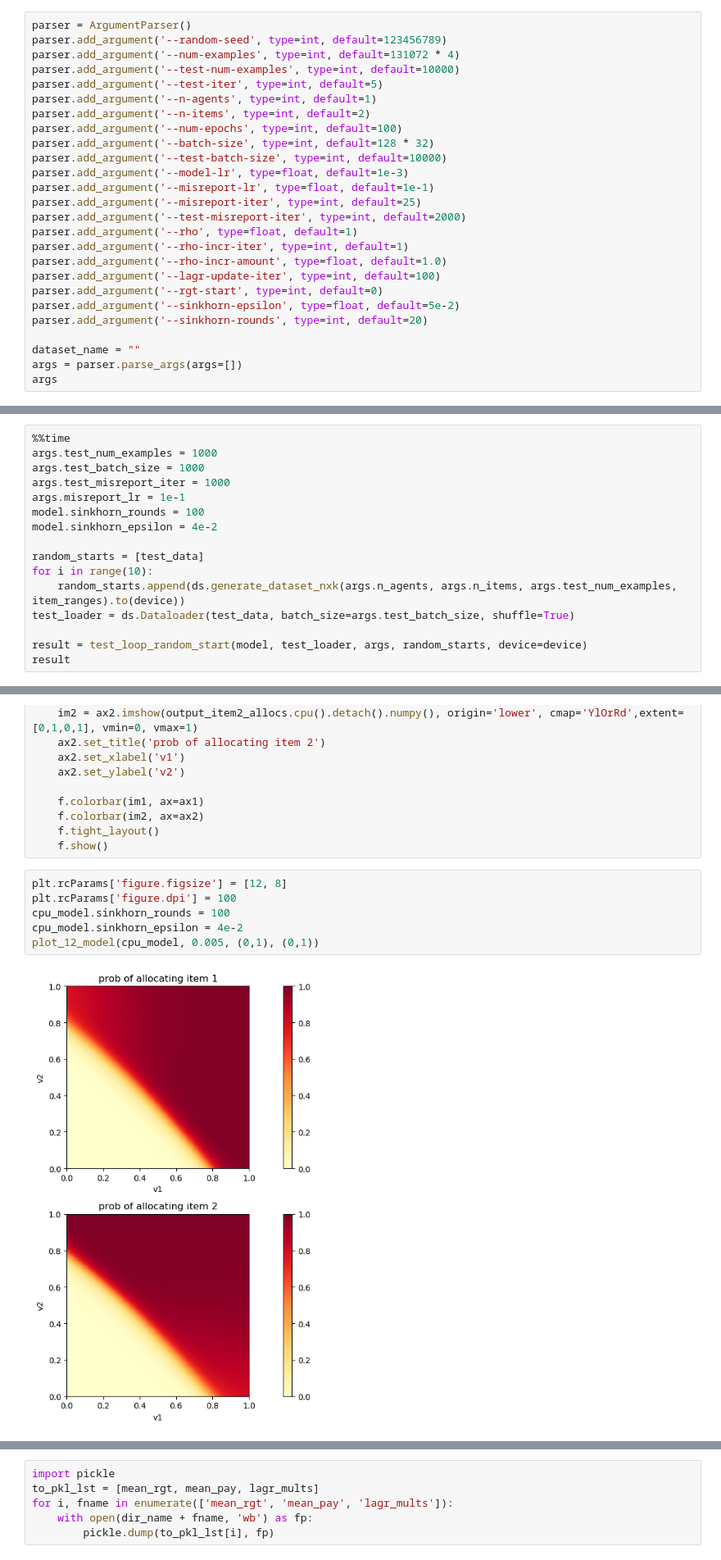
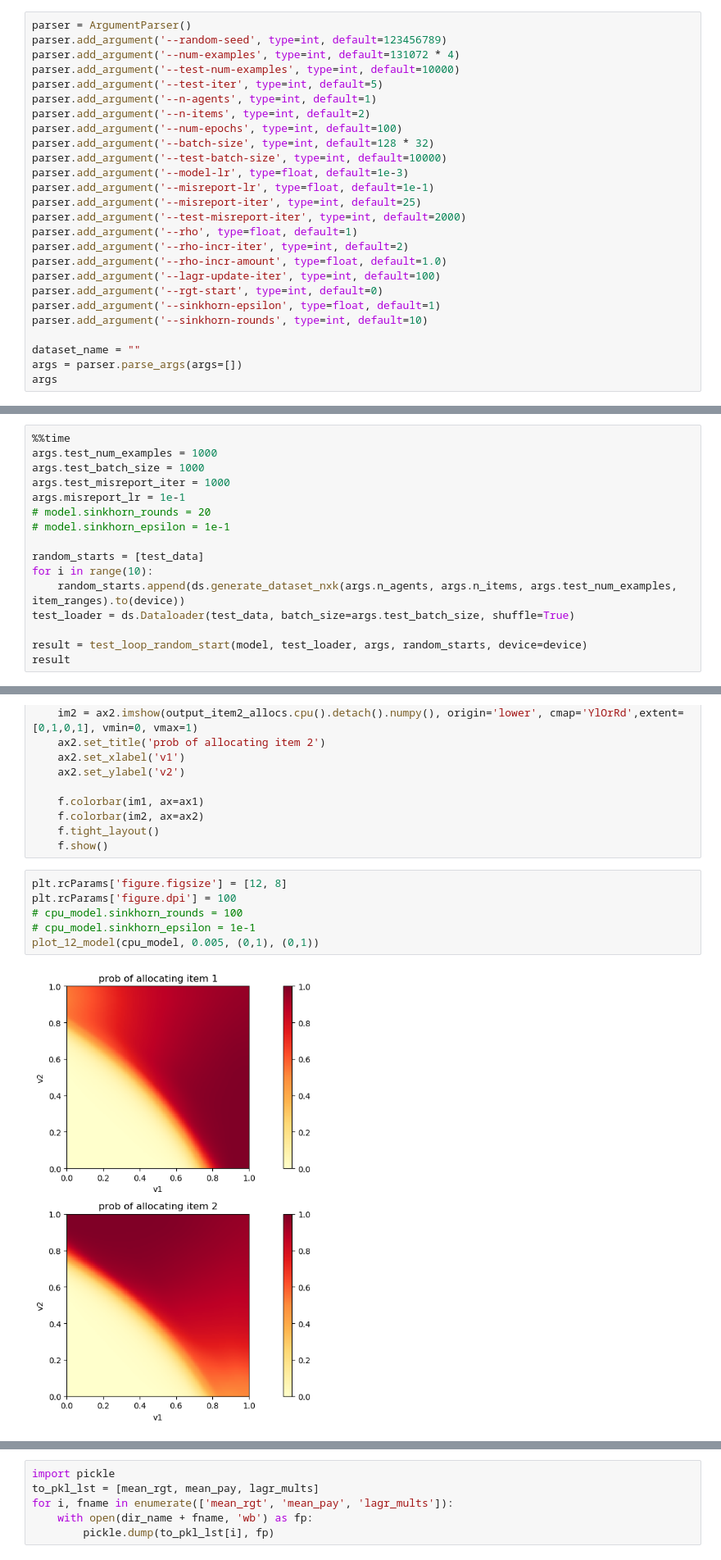
Before and after one commit to urolyi1/MechanismDesign, a Jupyter notebook: additive_1x2_0_1_experiment-CLEAN.ipynb, the cells around one changed output, grey strips where cells are left out. Shown at 82% size. Drawn from its saved outputs; the diff is of its cells as text.

```diff
--- a/additive_1x2_0_1_experiment-CLEAN.ipynb
+++ b/additive_1x2_0_1_experiment-CLEAN.ipynb
@@ -35,12 +35,12 @@ parser.add_argument('--misreport-lr', type=float, default=1e-1)
 parser.add_argument('--misreport-iter', type=int, default=25)
 parser.add_argument('--test-misreport-iter', type=int, default=2000)
 parser.add_argument('--rho', type=float, default=1)
-parser.add_argument('--rho-incr-iter', type=int, default=1)
+parser.add_argument('--rho-incr-iter', type=int, default=2)
 parser.add_argument('--rho-incr-amount', type=float, default=1.0)
 parser.add_argument('--lagr-update-iter', type=int, default=100)
 parser.add_argument('--rgt-start', type=int, default=0)
-parser.add_argument('--sinkhorn-epsilon', type=float, default=5e-2)
-parser.add_argument('--sinkhorn-rounds', type=int, default=20)
+parser.add_argument('--sinkhorn-epsilon', type=float, default=1)
+parser.add_argument('--sinkhorn-rounds', type=int, default=10)
 
 dataset_name = ""
 args = parser.parse_args(args=[])
@@ -122,8 +122,8 @@ args.test_num_examples = 1000
 args.test_batch_size = 1000
 args.test_misreport_iter = 1000
 args.misreport_lr = 1e-1
-model.sinkhorn_rounds = 100
-model.sinkhorn_epsilon = 4e-2
+# model.sinkhorn_rounds = 20
+# model.sinkhorn_epsilon = 1e-1
 
 random_starts = [test_data]
 for i in range(10):
@@ -178,11 +178,11 @@ def plot_12_model(model, grid_width=0.1, item1_range=(0, 1), item2_range=(0, 1),
 # %%
 plt.rcParams['figure.figsize'] = [12, 8]
 plt.rcParams['figure.dpi'] = 100
-cpu_model.sinkhorn_rounds = 100
-cpu_model.sinkhorn_epsilon = 4e-2
+# cpu_model.sinkhorn_rounds = 100
+# cpu_model.sinkhorn_epsilon = 1e-1
 plot_12_model(cpu_model, 0.005, (0,1), (0,1))
 # %% [output]
-[figure, old version]
+[figure, new version]
 # %%
 cpu_model.sinkhorn_rounds = 100
 cpu_model.sinkhorn_epsilon = 1e-2
```
Also changed, not shown: parts of 5 cells of this notebook, 48 other files.
